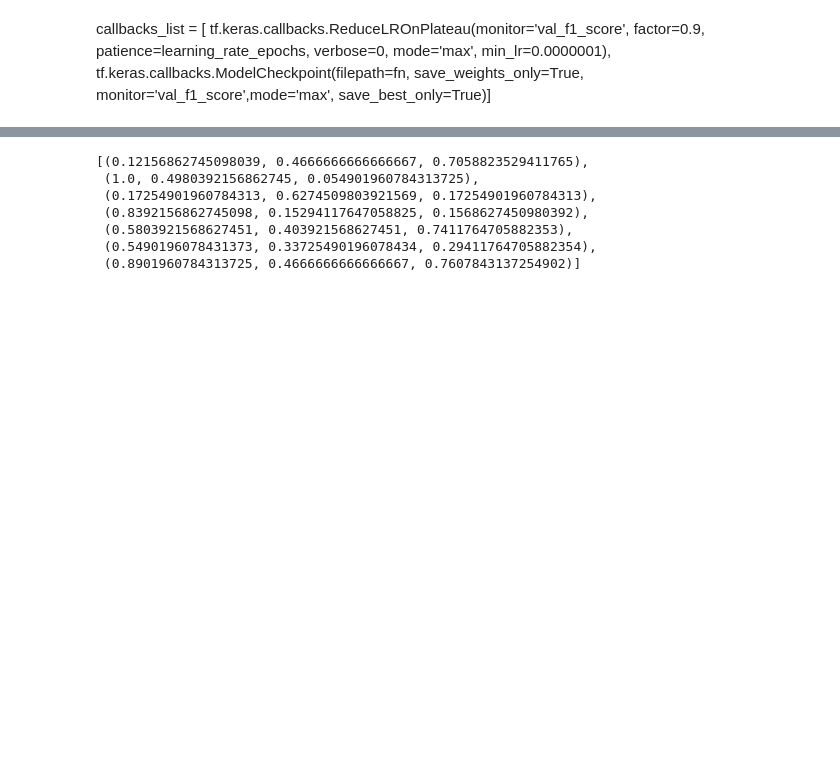
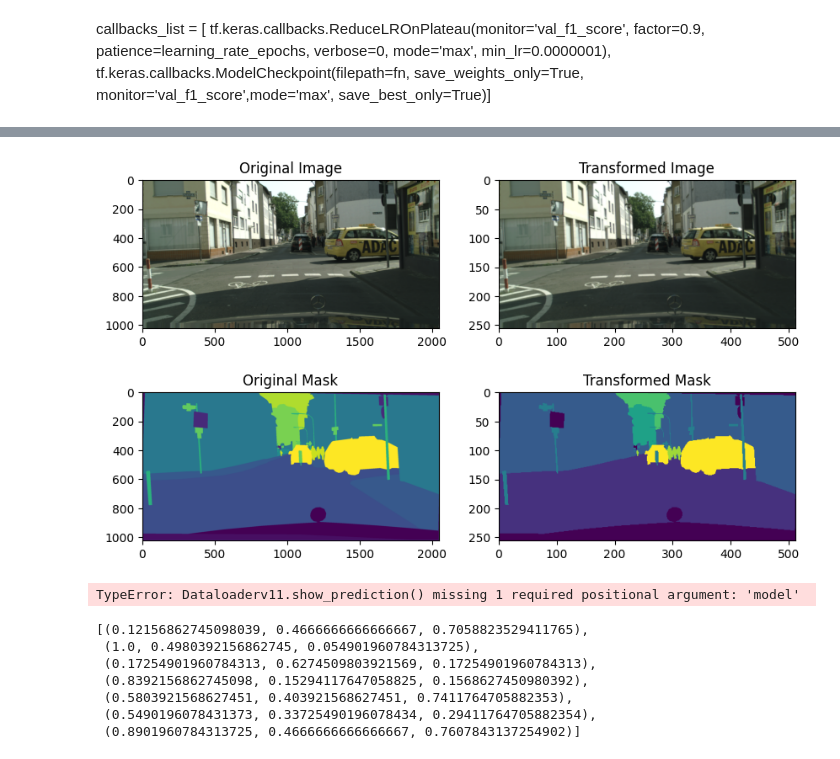
Before and after one commit to Hedredo/oc_p8, a Jupyter notebook: notebooks/modelisation.ipynb, the cells around one changed output, grey strips where cells are left out. Saved outputs shown, nothing was run; the diff lists cells and outputs as text; code cells hidden in the pictures; blank space fills up the shorter version.

```diff
--- a/notebooks/modelisation.ipynb
+++ b/notebooks/modelisation.ipynb
@@ -1050,31 +701,31 @@ val_paths = list(zip(image_val, mask_val))
 # %%
-train_datagen = Dataloaderv10(
+train_datagen = Dataloaderv11(
     train_paths,
     labels,
-    batch_size=4,
+    batch_size=16,
     target_size=TARGET_SIZE,
     augmentations=False,
     workers=NUM_WORKERS,
-    preview=32,
+    preview=256,
     shuffle=True,
 )
-val_datagen = Dataloaderv10(
+val_datagen = Dataloaderv11(
     val_paths,
     labels,
-    batch_size=4,
+    batch_size=16,
     target_size=TARGET_SIZE,
     augmentations=False,
     workers=NUM_WORKERS,
-    preview=16,
+    preview=64,
     shuffle=False,
 )
-test_datagen = Dataloaderv10(
+test_datagen = Dataloaderv11(
     test_paths,
     labels,
-    batch_size=4,
+    batch_size=16,
     target_size=TARGET_SIZE,
     augmentations=False,
     workers=NUM_WORKERS,
-    preview=32,
-    shuffle=True,
+    preview=64,
+    shuffle=False,
 )
@@ -1397,3 +957,11 @@ plt.show()
+# %%
+test_datagen.show_transformation(index=0)
+# %% [output]
+[figure, added]
+# %%
+test_datagen.show_prediction(index=0)
+# %% [output]
+TypeError: Dataloaderv11.show_prediction() missing 1 required positional argument: 'model'
 # %%
 # Pick a color palette for RGB labels with 7 colors (void is ignored)
 sns.color_palette("tab10", 7)
```
Also changed, not shown: parts of 58 cells of this notebook, 3 other files.
